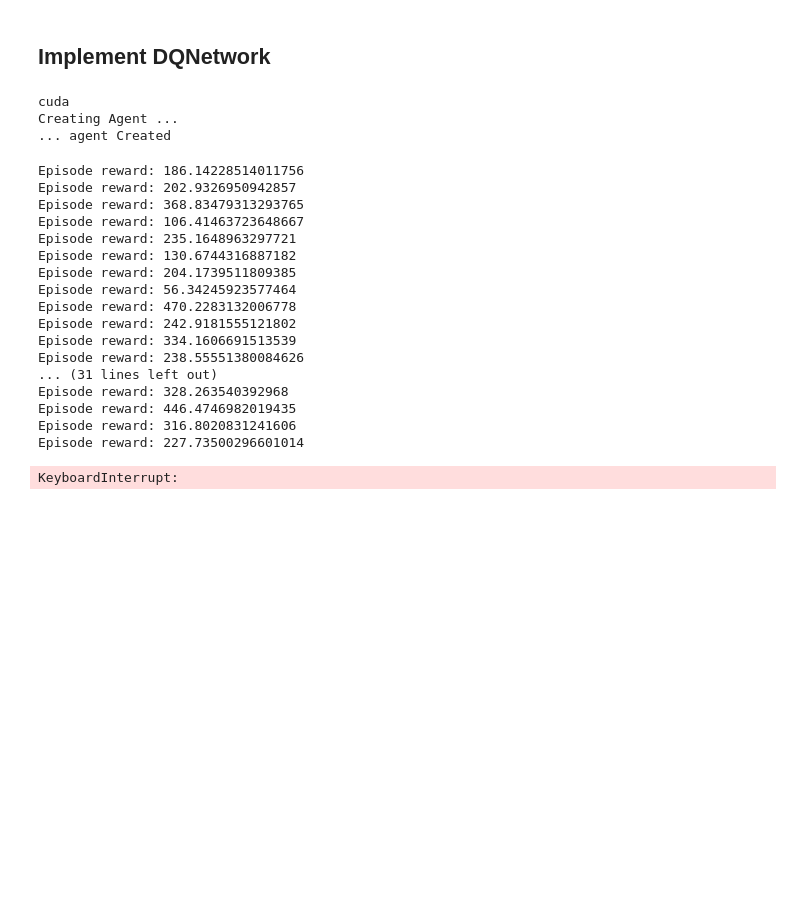
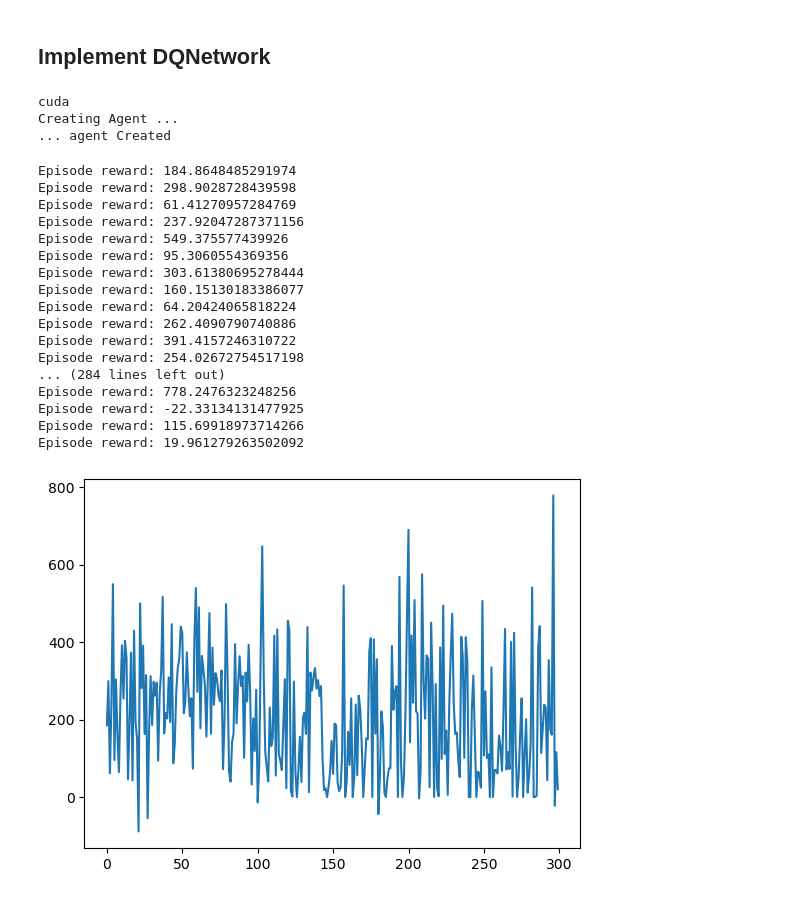
Before and after one commit to julien-gadonneix/RL4Trading, a Jupyter notebook: start.ipynb, the cells around one changed output. Saved outputs shown, nothing was run; the diff lists cells and outputs as text; code cells hidden in the pictures; blank space fills up the shorter version.

Commit message:
new version with beutiful plots

```diff
--- a/start.ipynb
+++ b/start.ipynb
@@ -71,55 +71,54 @@ from utils.lr_scheduler import MinimumExponentialLR
 T = 20
 price_list_size = T+1
 sync_period=30
-lr = 0.004
+lr = 0.005
 rb = 2000
 es = 0.82
 em = 0.013
 ed = 0.9675
-num_episodes=200
+num_episodes=300
 gamma=0.9
 batch_size=128
 device = "cuda" if torch.cuda.is_available() else "mps" if torch.backends.mps.is_available() else "cpu"
 # device = 'cpu'
 print(device)
 
 model = DQN(price_list_size, 1, 1, device).to(device)
 target_model = DQN(price_list_size, 1, 1, device).to(device)
 optimizer = torch.optim.AdamW(model.parameters(), lr=lr, amsgrad=True)
 #lr_scheduler = torch.optim.lr_scheduler.ExponentialLR(optimizer, gamma=0.999)
 lr_scheduler = MinimumExponentialLR(optimizer, lr_decay=0.97, min_lr=0.0001)
 loss_fn = torch.nn.MSELoss()
 
 replay_buffer = ReplayBuffer(rb)
 env = SimplifiedStockTradingEnv(data, T=T)
 epsilon_greedy = EpsilonGreedy(epsilon_start=es, epsilon_min=em, epsilon_decay=ed, env=env, model=model)
 print("Creating Agent ...")
 agent = Agent(env, model, target_model, sync_period, optimizer, lr_scheduler, loss_fn, replay_buffer, epsilon_greedy)
 print("... agent Created")
 
 episode_reward_list = agent.train(num_episodes, gamma, batch_size)
-
 plt.plot(episode_reward_list)
 plt.show()
 # %% [output]
 cuda
 Creating Agent ...
 ... agent Created
-Episode reward: 186.14228514011756
-Episode reward: 202.9326950942857
-Episode reward: 368.83479313293765
-Episode reward: 106.41463723648667
-Episode reward: 235.1648963297721
-Episode reward: 130.6744316887182
-Episode reward: 204.1739511809385
-Episode reward: 56.34245923577464
-Episode reward: 470.2283132006778
-Episode reward: 242.9181555121802
-Episode reward: 334.1606691513539
-Episode reward: 238.55551380084626
-... (31 lines left out)
-Episode reward: 328.263540392968
-Episode reward: 446.4746982019435
-Episode reward: 316.8020831241606
-Episode reward: 227.73500296601014
+Episode reward: 184.8648485291974
+Episode reward: 298.9028728439598
+Episode reward: 61.41270957284769
+Episode reward: 237.92047287371156
+Episode reward: 549.375577439926
+Episode reward: 95.3060554369356
+Episode reward: 303.61380695278444
+Episode reward: 160.15130183386077
+Episode reward: 64.20424065818224
+Episode reward: 262.4090790740886
+Episode reward: 391.4157246310722
+Episode reward: 254.02672754517198
+... (284 lines left out)
+Episode reward: 778.2476323248256
+Episode reward: -22.33134131477925
+Episode reward: 115.69918973714266
+Episode reward: 19.961279263502092
-KeyboardInterrupt:
+[figure, added]
```
Also changed, not shown: parts of 2 cells of this notebook, 3 other files.
